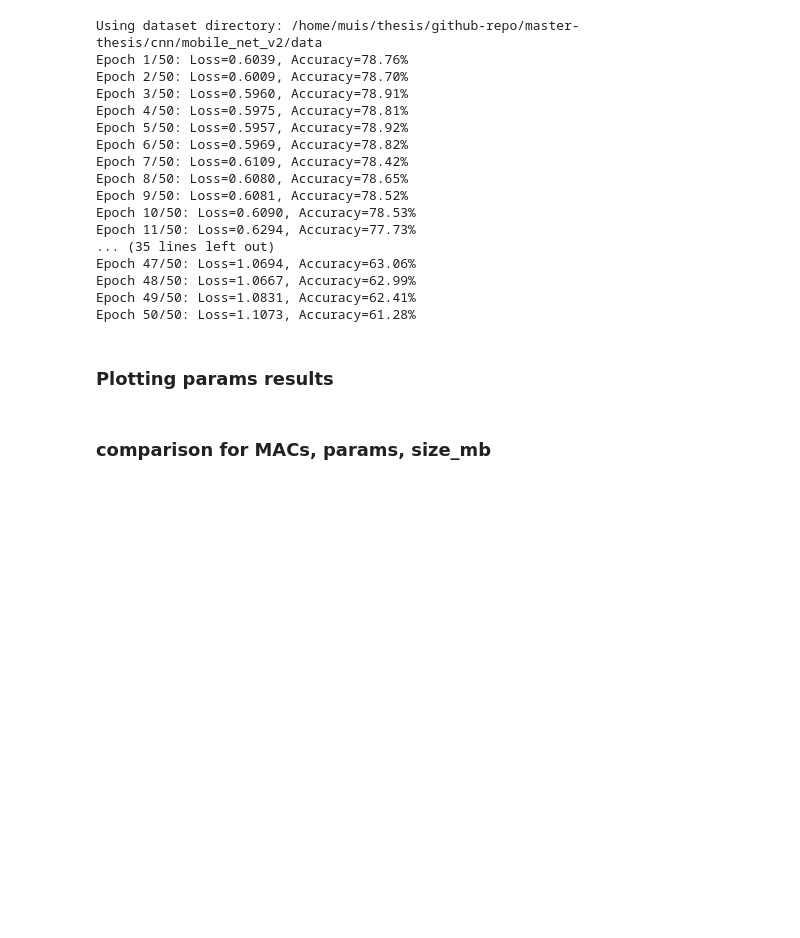
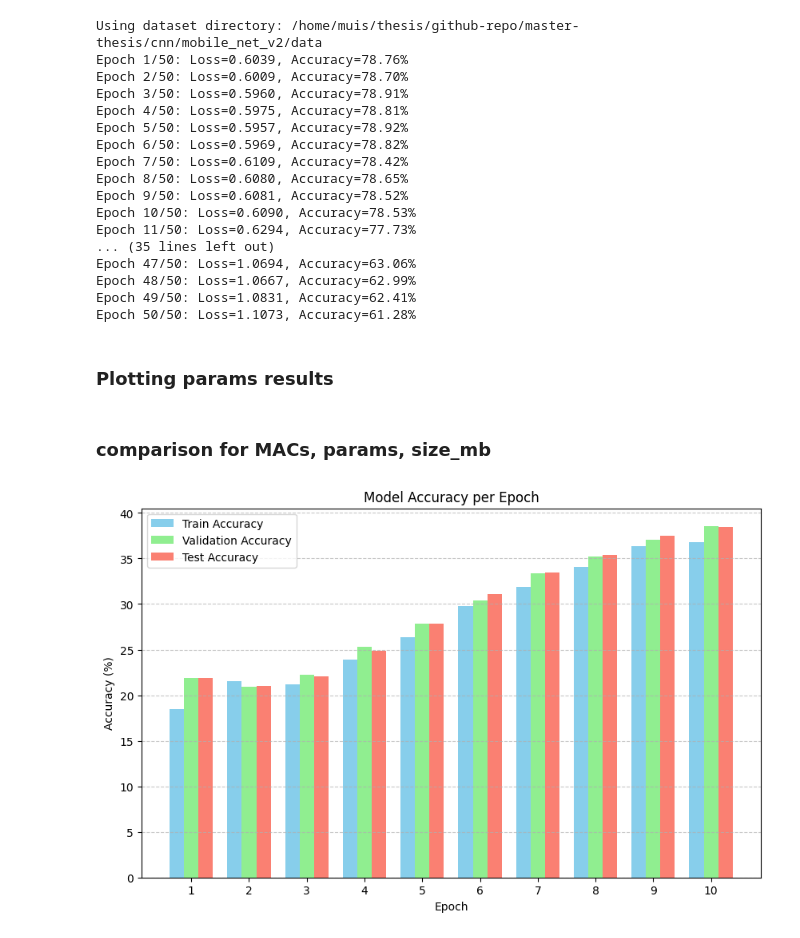
Before and after one commit to m-a-islam/master-thesis, a Jupyter notebook: cnn/mobile_net_v2/multiple_pruning_strategies.ipynb, the cells around one changed output. Cells and saved outputs as stored; diff of their text form; code cells hidden in the pictures; blank space fills up the shorter version.

```diff
--- a/cnn/mobile_net_v2/multiple_pruning_strategies.ipynb
+++ b/cnn/mobile_net_v2/multiple_pruning_strategies.ipynb
@@ -640,3 +644,35 @@ for i, (metric_name, values) in enumerate(metrics.items()):
 # Adjust layout and save
 plt.tight_layout()
 plt.savefig('output/pruning_metrics_comparison.png')
+# %%
+import matplotlib.pyplot as plt
+import numpy as np
+
+# Data
+epochs = list(range(1, 11))
+train_acc = [18.48, 21.53, 21.21, 23.94, 26.32, 29.75, 31.91, 34.05, 36.34, 36.77]
+valid_acc = [21.93, 20.94, 22.23, 25.33, 27.88, 30.41, 33.33, 35.23, 37.02, 38.57]
+test_acc = [21.90, 21.01, 22.10, 24.86, 27.84, 31.08, 33.47, 35.38, 37.53, 38.45]
+
+# Set up the plot
+plt.figure(figsize=(10, 6))
+bar_width = 0.25
+x = np.arange(len(epochs))
+
+# Create bars
+plt.bar(x - bar_width, train_acc, bar_width, label='Train Accuracy', color='skyblue')
+plt.bar(x, valid_acc, bar_width, label='Validation Accuracy', color='lightgreen')
+plt.bar(x + bar_width, test_acc, bar_width, label='Test Accuracy', color='salmon')
+
+# Customize the plot
+plt.xlabel('Epoch')
+plt.ylabel('Accuracy (%)')
+plt.title('Model Accuracy per Epoch')
+plt.xticks(x, epochs)
+plt.legend()
+plt.grid(True, axis='y', linestyle='--', alpha=0.7)
+
+# Save the plot
+plt.savefig('darts_accuracy_bar_plot.png')
+# %% [output]
+[figure, added]
```
Also changed, not shown: parts of 1 cell of this notebook, 6 other files.
